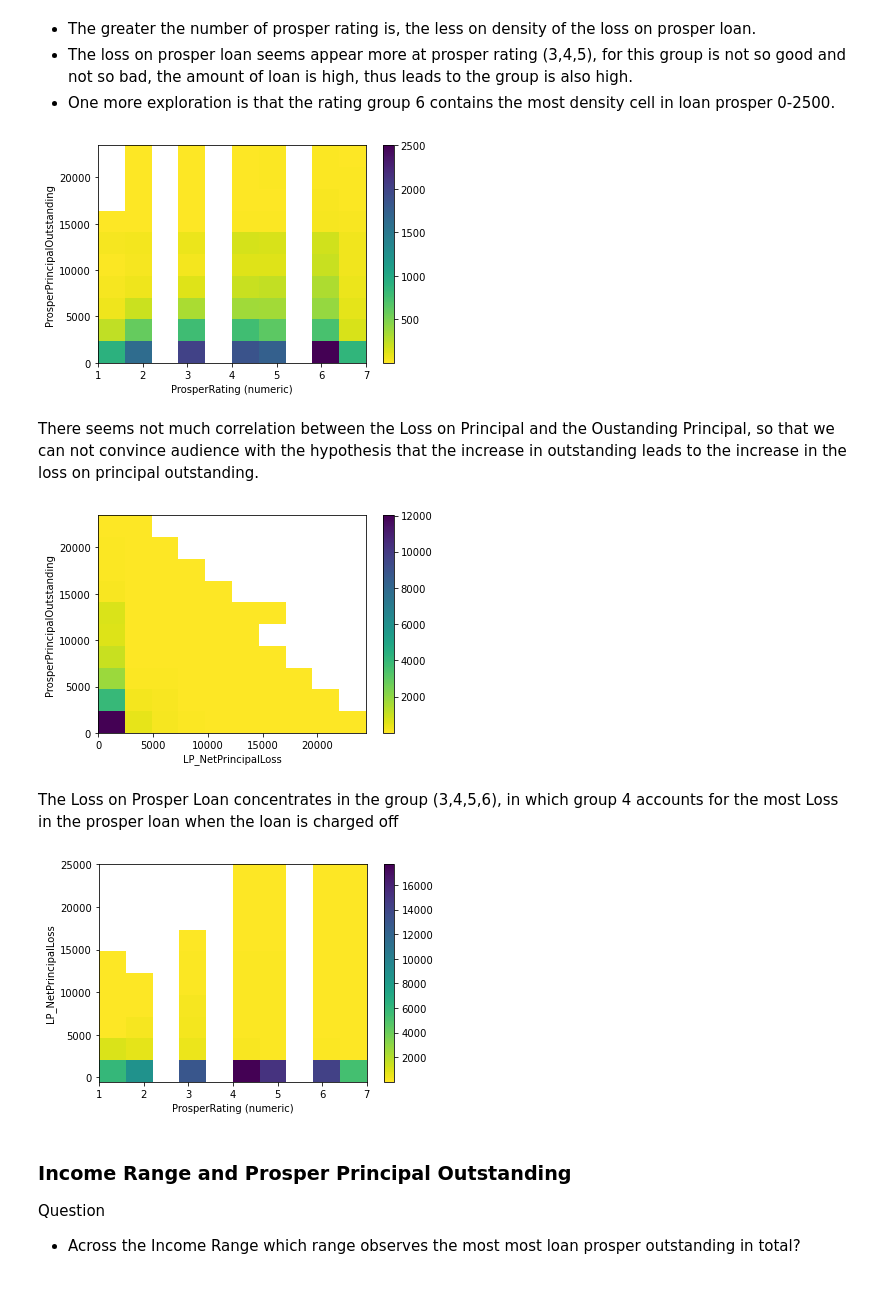
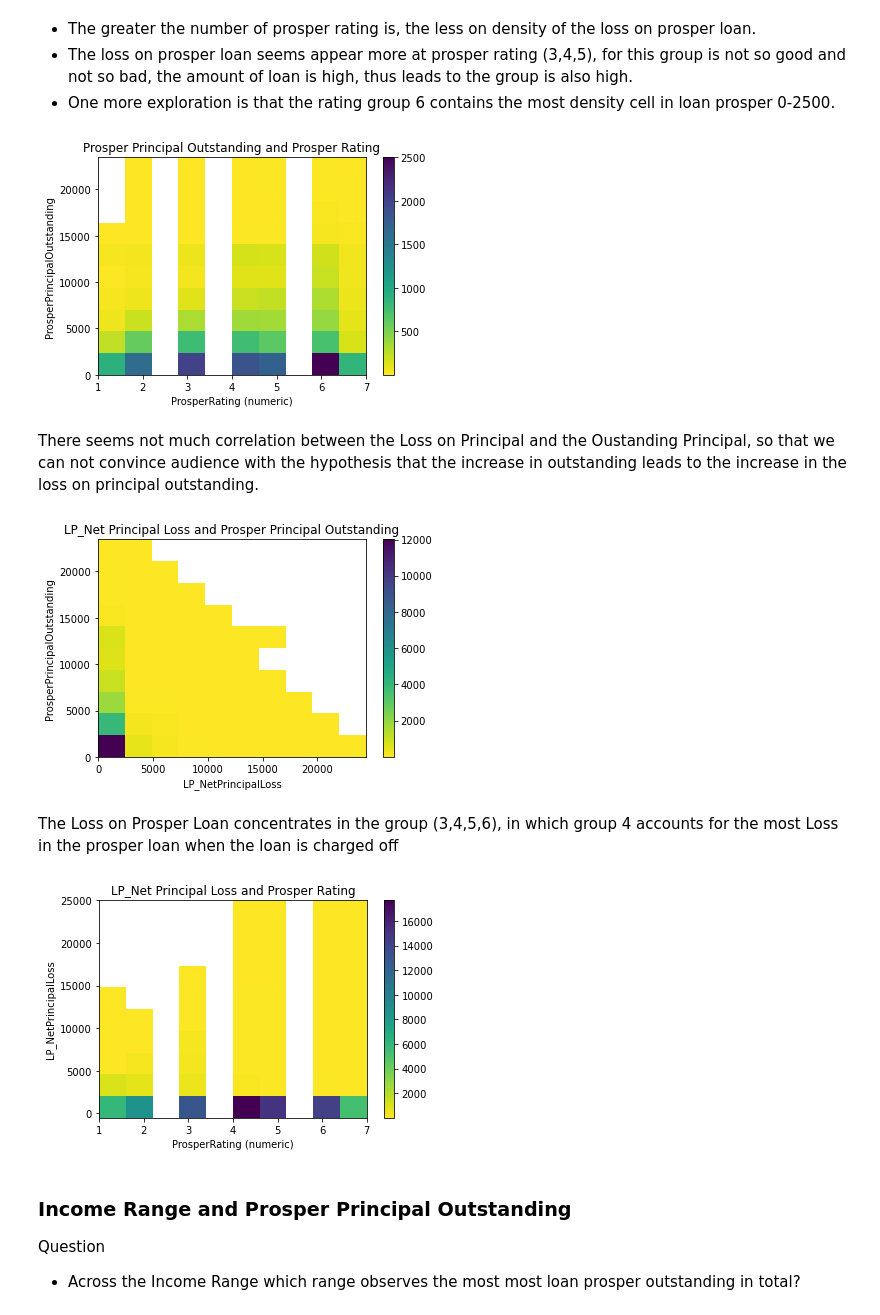
Before and after one commit to minhtutruong712/Loan-Prosper_Data-Visualization, a Jupyter notebook: Part_I_exploration_template.ipynb, the cells around one changed output. Saved outputs shown, nothing was run; the diff lists cells and outputs as text; code cells hidden in the pictures.

```diff
--- a/Part_I_exploration_template.ipynb
+++ b/Part_I_exploration_template.ipynb
@@ -218,10 +225,11 @@ sb.regplot(data=data, x='LP_NetPrincipalLoss', y='ProsperPrincipalOutstanding',
 # %%
 plt.hist2d(data =data.loc[(data['ProsperRating (numeric)'].isna()==False) & (data['ProsperPrincipalOutstanding'].isnull() ==False)], x = 'ProsperRating (numeric)', y = 'ProsperPrincipalOutstanding', cmin=0.5, cmap='viridis_r');
 plt.colorbar()
 plt.xlabel('ProsperRating (numeric)')
 plt.ylabel('ProsperPrincipalOutstanding');
+plt.title('Prosper Principal Outstanding and Prosper Rating');
 # %% [output]
-[figure, old version]
+[figure, new version]
 # %% [markdown]
 There seems not much correlation between the Loss on Principal and the Oustanding Principal, so that we can not convince audience with the hypothesis that the increase in outstanding leads to the increase in the loss on principal outstanding.
 # %%
@@ -229,8 +237,9 @@ plt.hist2d(data =data.loc[(data['LP_NetPrincipalLoss'].isnull()==False) & (data[
 plt.colorbar()
 plt.xlabel('LP_NetPrincipalLoss')
 plt.ylabel('ProsperPrincipalOutstanding');
+plt.title('LP_Net Principal Loss and Prosper Principal Outstanding');
 # %% [output]
-[figure, old version]
+[figure, new version]
 # %% [markdown]
 The Loss on Prosper Loan concentrates in the group (3,4,5,6), in which group 4 accounts for the most Loss in the prosper loan when the loan is charged off
 # %%
@@ -238,8 +247,9 @@ plt.hist2d(data =data.loc[(data['LP_NetPrincipalLoss'].isnull()==False) & (data[
 plt.colorbar()
 plt.xlabel('ProsperRating (numeric)')
 plt.ylabel('LP_NetPrincipalLoss');
+plt.title('LP_Net Principal Loss and Prosper Rating');
 # %% [output]
-[figure, old version]
+[figure, new version]
 # %% [markdown]
 ### Income Range and Prosper Principal Outstanding
 Question
```
Also changed, not shown: parts of 10 cells of this notebook.
